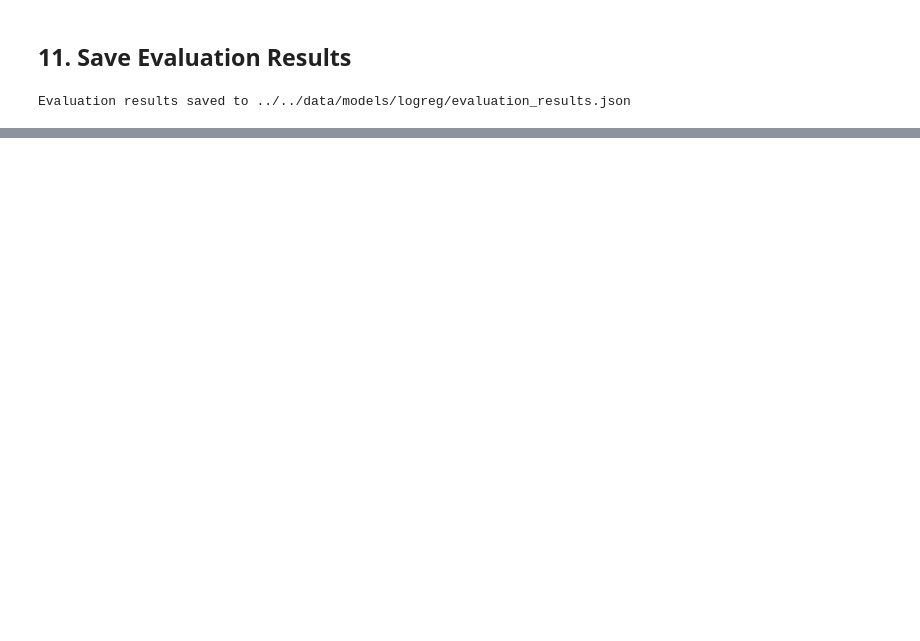
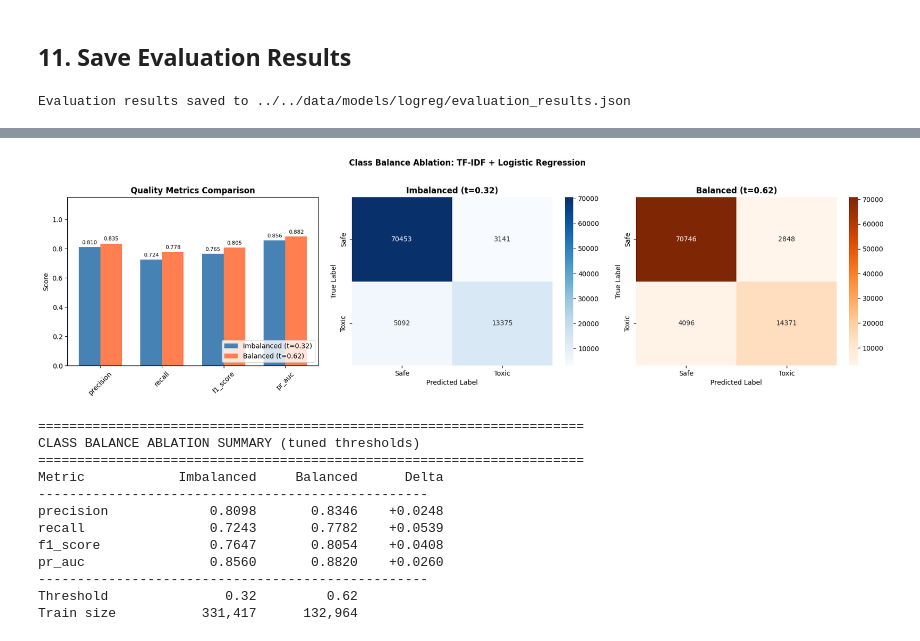
Before and after one commit to ArthurBabkin/GenAI-Safety-Fliter, a Jupyter notebook: model/experiments/tf_idf.ipynb, the cells around one changed output, grey strips where cells are left out. Drawn from its saved outputs; the diff is of its cells as text; code cells hidden in the pictures; blank space fills up the shorter version.

Commit message:
add class imbalance ablation

```diff
--- a/model/experiments/tf_idf.ipynb
+++ b/model/experiments/tf_idf.ipynb
@@ -322,0 +456,73 @@ Evaluation results saved to ../../data/models/logreg/evaluation_results.json
+# %%
+# --- Ablation comparison (tuned thresholds) ---
+metrics_names = ['precision', 'recall', 'f1_score', 'pr_auc']
+imbal_vals = [results['quality_tuned'][m] for m in metrics_names]
+bal_vals = [results_bal_tuned[m] for m in metrics_names]
+
+fig, axes = plt.subplots(1, 3, figsize=(18, 5))
+
+# 1. Grouped bar chart
+x = np.arange(len(metrics_names))
+width = 0.35
+bars1 = axes[0].bar(x - width/2, imbal_vals, width,
+                     label=f'Imbalanced (t={best_threshold:.2f})', color='steelblue')
+bars2 = axes[0].bar(x + width/2, bal_vals, width,
+                     label=f'Balanced (t={best_threshold_bal:.2f})', color='coral')
+axes[0].set_ylabel('Score')
+axes[0].set_title('Quality Metrics Comparison', fontweight='bold')
+axes[0].set_xticks(x)
+axes[0].set_xticklabels(metrics_names, rotation=45)
+axes[0].legend(loc='lower right')
+axes[0].set_ylim(0, 1.15)
+for bar in list(bars1) + list(bars2):
+    h = bar.get_height()
+    axes[0].text(bar.get_x() + bar.get_width()/2., h + 0.02, f'{h:.3f}',
+                 ha='center', fontsize=8)
+
+# 2. Confusion matrix -- imbalanced (tuned)
+cm_imbal = np.array(results['confusion_matrix_tuned'])
+sns.heatmap(cm_imbal, annot=True, fmt='d', cmap='Blues', ax=axes[1],
+            xticklabels=['Safe', 'Toxic'], yticklabels=['Safe', 'Toxic'])
+axes[1].set_title(f'Imbalanced (t={best_threshold:.2f})', fontweight='bold')
+axes[1].set_ylabel('True Label')
+axes[1].set_xlabel('Predicted Label')
+
+# 3. Confusion matrix -- balanced (tuned)
+sns.heatmap(cm_bal_tuned, annot=True, fmt='d', cmap='Oranges', ax=axes[2],
+            xticklabels=['Safe', 'Toxic'], yticklabels=['Safe', 'Toxic'])
+axes[2].set_title(f'Balanced (t={best_threshold_bal:.2f})', fontweight='bold')
+axes[2].set_ylabel('True Label')
+axes[2].set_xlabel('Predicted Label')
+
+plt.suptitle('Class Balance Ablation: TF-IDF + Logistic Regression', fontweight='bold', y=1.02)
+plt.tight_layout()
+plt.show()
+
+# Summary table
+print("\n" + "="*70)
+print("CLASS BALANCE ABLATION SUMMARY (tuned thresholds)")
+print("="*70)
+print(f"{'Metric':<15} {'Imbalanced':>12} {'Balanced':>12} {'Delta':>10}")
+print("-"*50)
+for m in metrics_names:
+    iv = results['quality_tuned'][m]
+    bv = results_bal_tuned[m]
+    delta = bv - iv
+    print(f"{m:<15} {iv:>12.4f} {bv:>12.4f} {delta:>+10.4f}")
+print("-"*50)
+print(f"{'Threshold':<15} {best_threshold:>12.2f} {best_threshold_bal:>12.2f}")
+print(f"{'Train size':<15} {len(X_train):>12,} {len(X_train_bal):>12,}")
+# %% [output]
+[figure, added]
+======================================================================
+CLASS BALANCE ABLATION SUMMARY (tuned thresholds)
+======================================================================
+Metric            Imbalanced     Balanced      Delta
+--------------------------------------------------
+precision             0.8098       0.8346    +0.0248
+recall                0.7243       0.7782    +0.0539
+f1_score              0.7647       0.8054    +0.0408
+pr_auc                0.8560       0.8820    +0.0260
+--------------------------------------------------
+Threshold               0.32         0.62
+Train size           331,417      132,964
```
Also changed, not shown: parts of 14 cells of this notebook, 2 other files.
